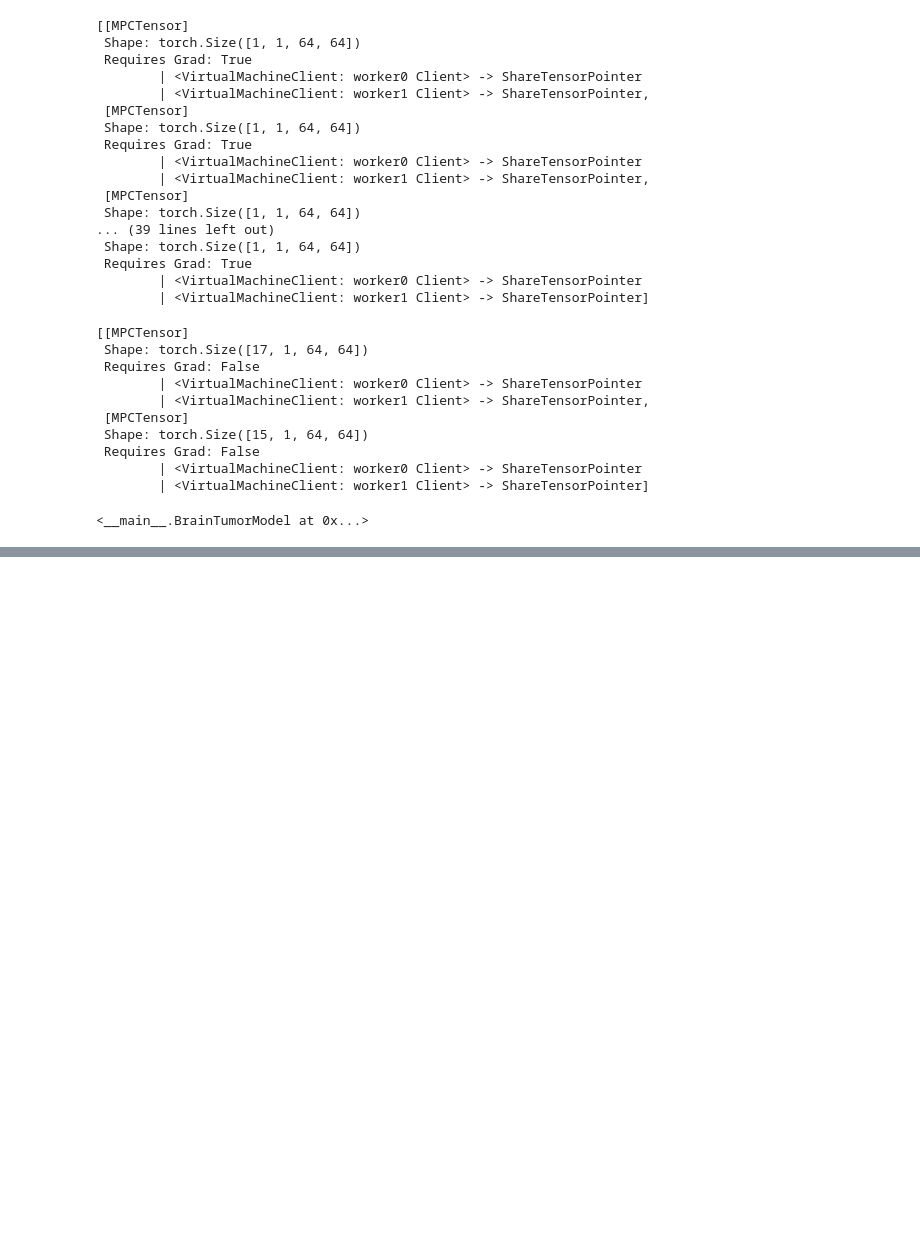
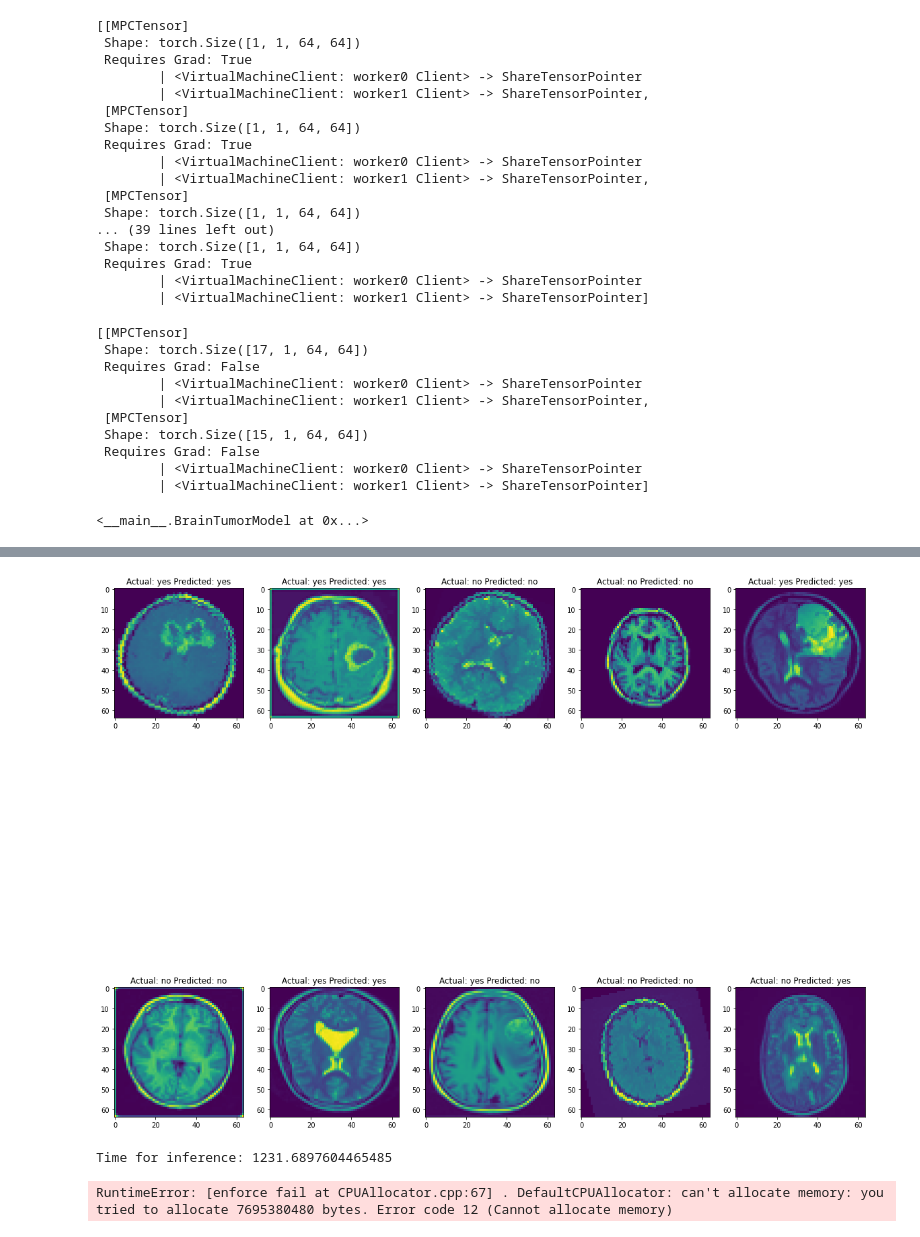
Before and after one commit to ol-msc/ppdm_ml, a Jupyter notebook: notebooks/smpc/cnn_braintumor/brain_tumor_v2.ipynb, the cells around one changed output, grey strips where cells are left out. Saved outputs shown, nothing was run; the diff lists cells and outputs as text; code cells hidden in the pictures; blank space fills up the shorter version.

```diff
--- a/notebooks/smpc/cnn_braintumor/brain_tumor_v2.ipynb
+++ b/notebooks/smpc/cnn_braintumor/brain_tumor_v2.ipynb
@@ -394,7 +443,7 @@ start_time = time.time()
 results = []
 
 for ptr in ptrs:
-    encrypted_results = mpc_model(a_ptrs)
+    encrypted_results = mpc_model(ptr)
     print(f"encrypted results: {encrypted_results}")
     plaintext_results = encrypted_results.reconstruct()
     print(f"plain text results: {plaintext_results}")
@@ -538 +587,15 @@ plain text results: tensor([[ 4155.1021, -4202.9829]])
 ... (11 outputs left out)
+# %%
+fig = plt.figure(figsize=(20,20))
+iter_loader = iter(plot_loader)
+for i in range(10):
+    img, label = next(iter_loader)
+    pred = results[i]
+    target = labels[i]
+    pred = torch.argmax(pred, dim=1)
+    plt.subplot(2,5,i+1)
+    plt.imshow(img[0][0])
+    plt.title(f'Actual: {mapping[target.detach().item()]} Predicted: {mapping[pred.detach().item()]}')
+plt.show()
+print(f"Time for inference: {end_time - start_time}")
+# %% [output]
@@ -539,2 +608,21 @@ plain text results: tensor([[ 4155.1021, -4202.9829]])
+[figure, added]
+Time for inference: 1231.6897604465485
+# %%
+import time
+start_time = time.time()
+
+a_results = []
+
+for ptr in a_ptrs:
+    a_encrypted_results = mpc_model(ptr)
+    print(f"encrypted results: {a_encrypted_results}")
+    a_plaintext_results = a_encrypted_results.reconstruct()
+    print(f"plain text results: {a_plaintext_results}")
+    a_results.append(a_plaintext_results)
+
+end_time = time.time()
+a_results
+# %% [output]
+RuntimeError: [enforce fail at CPUAllocator.cpp:67] . DefaultCPUAllocator: can't allocate memory: you tried to allocate 7695380480 bytes. Error code 12 (Cannot allocate memory)
 # %%
 fig = plt.figure(figsize=(20,20))
```
Also changed, not shown: parts of 16 cells of this notebook.
